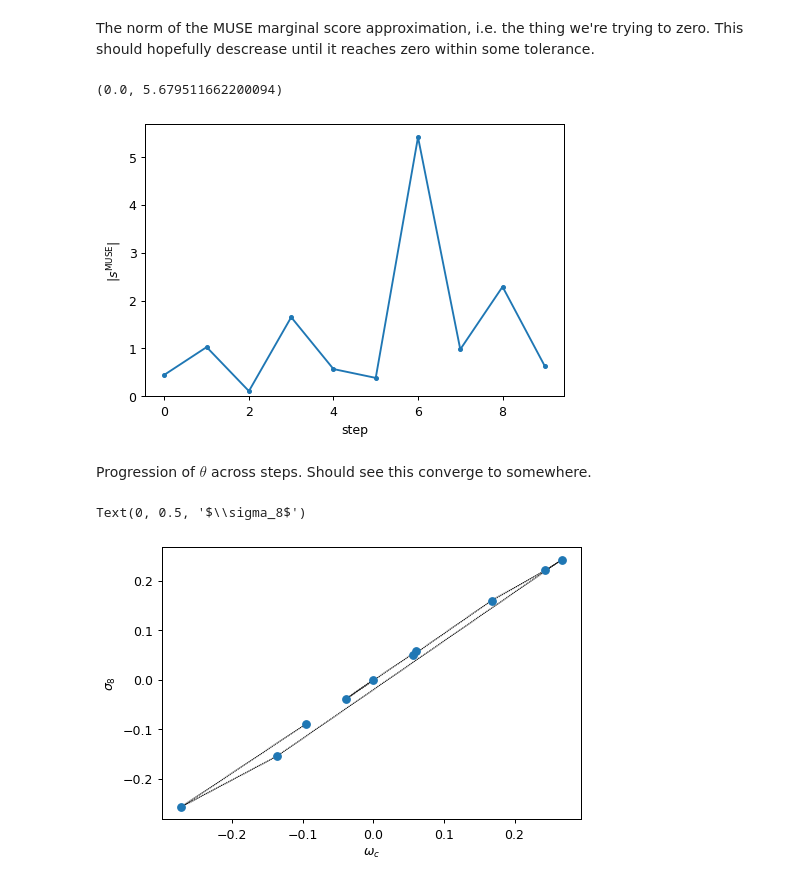
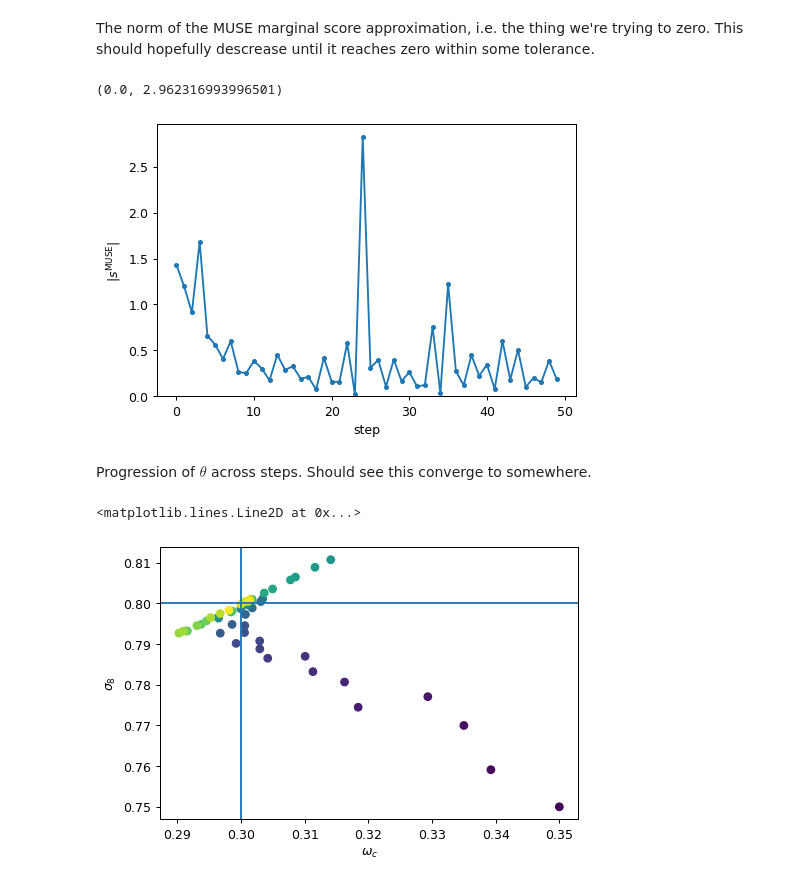
Before and after one commit to marius311/muse-wl, a Jupyter notebook: TestMuse.ipynb, the cells around one changed output. Drawn from its saved outputs; the diff is of its cells as text; code cells hidden in the pictures.

```diff
--- a/TestMuse.ipynb
+++ b/TestMuse.ipynb
@@ -199,14 +208,20 @@ Text(0, 0.5, '$\\sigma_8$')
 # %% [markdown]
 Run the estimate. Not really finding convergence yet.
 # %%
+# Cleaning up the problem
+prob = LensingProblem()
+prob.x = m_data
+# And results
+result = MuseResult()
+
 prob.solve(
     result = result,
     α = 0.2,
-    θ_start = [0., 0.],
+    θ_start = [1.0, -1.],
     θ_rtol = 0,
-    z_tol = 1e-1,
+    z_tol = 2e-2,
     progress = True,
-    maxsteps = 10,
+    maxsteps = 50,
     nsims = 64,
     rng = jax.random.PRNGKey(1)
 );
@@ -218,21 +233,23 @@ ylabel(r"$|s^{\rm MUSE}|$")
 xlabel("step")
 ylim(0)
 # %% [output]
-(0.0, 5.679511662200094)
+(0.0, 2.962316993996501)
-[figure, old version]
+[figure, new version]
 # %% [markdown]
 Progression of $\theta$ across steps. Should see this converge to somewhere.
 # %%
 # https://stackoverflow.com/a/66117937
-x,y = transpose([h["θ"] for h in result.history])
-plt.plot(x,y,"o")
-ds = 0.003
-Ns = np.round(np.sqrt( (x[1:]-x[:-1])**2 + (y[1:]-y[:-1])**2 ) / ds).astype(int)
-subdiv = lambda x, Ns=Ns: np.concatenate([ np.linspace(x[ii], x[ii+1], Ns[ii]) for ii, _ in enumerate(x[:-1]) ])
-x, y = subdiv(x), subdiv(y)
-plt.quiver(x[:-1], y[:-1], x[1:]-x[:-1], y[1:]-y[:-1], scale_units='xy', angles='xy', scale=1, width=.004, headlength=6, headwidth=6)
+x,y = transpose([h["θ"] for h in result.history]) * 0.05 + jnp.array([0.3,0.8]).reshape([2,1])
+plt.scatter(x,y,c=arange(len(x)))
+# ds = 0.003
+# Ns = np.round(np.sqrt( (x[1:]-x[:-1])**2 + (y[1:]-y[:-1])**2 ) / ds).astype(int)
+# subdiv = lambda x, Ns=Ns: np.concatenate([ np.linspace(x[ii], x[ii+1], Ns[ii]) for ii, _ in enumerate(x[:-1]) ])
+# x, y = subdiv(x), subdiv(y)
+# plt.quiver(x[:-1], y[:-1], x[1:]-x[:-1], y[1:]-y[:-1], scale_units='xy', angles='xy', scale=1, width=.004, headlength=6, headwidth=6)
 xlabel(r"$\omega_c$")
 ylabel(r"$\sigma_8$")
+axvline(0.3)
+axhline(0.8)
 # %% [output]
-Text(0, 0.5, '$\\sigma_8$')
+<matplotlib.lines.Line2D at 0x...>
-[figure, old version]
+[figure, new version]
```
Also changed, not shown: parts of 11 cells of this notebook.
